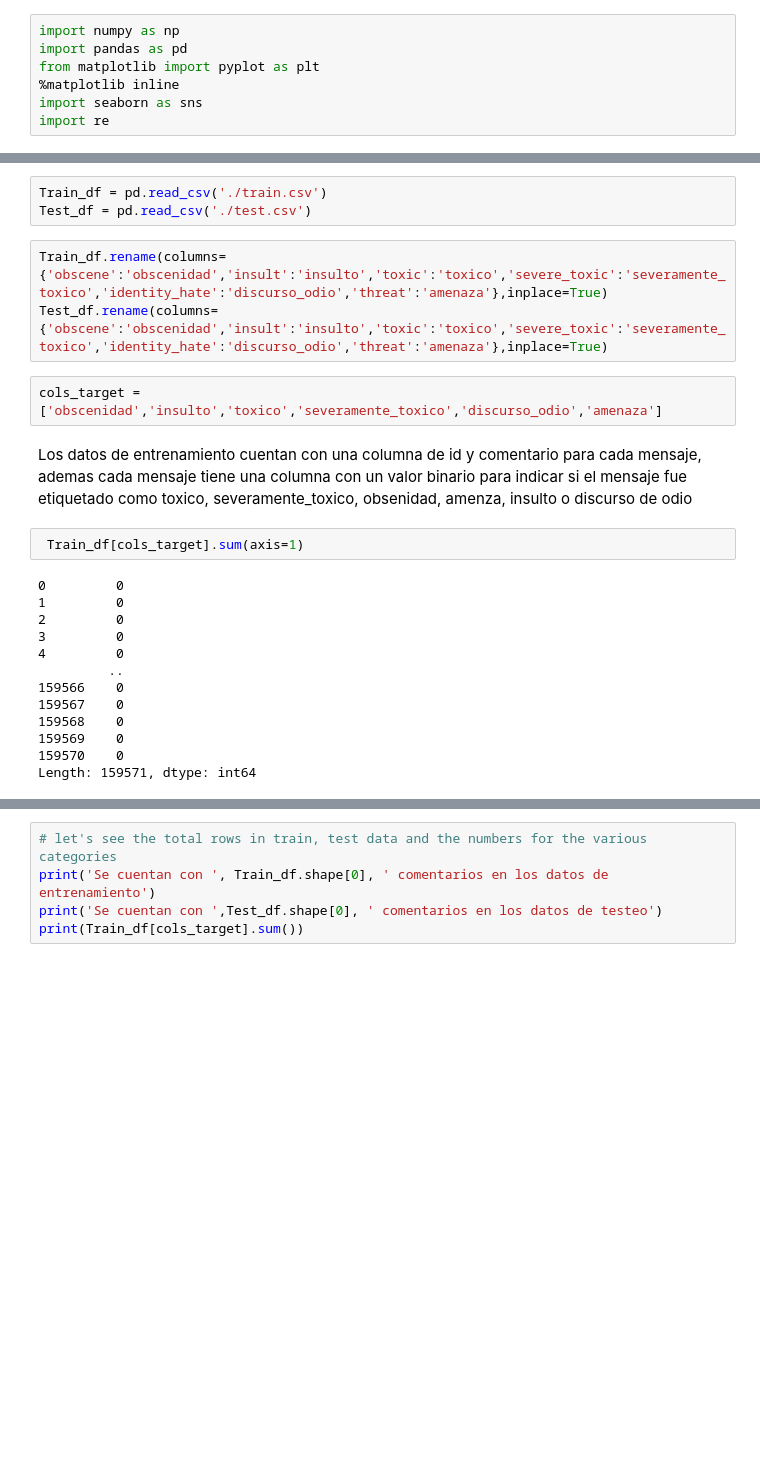
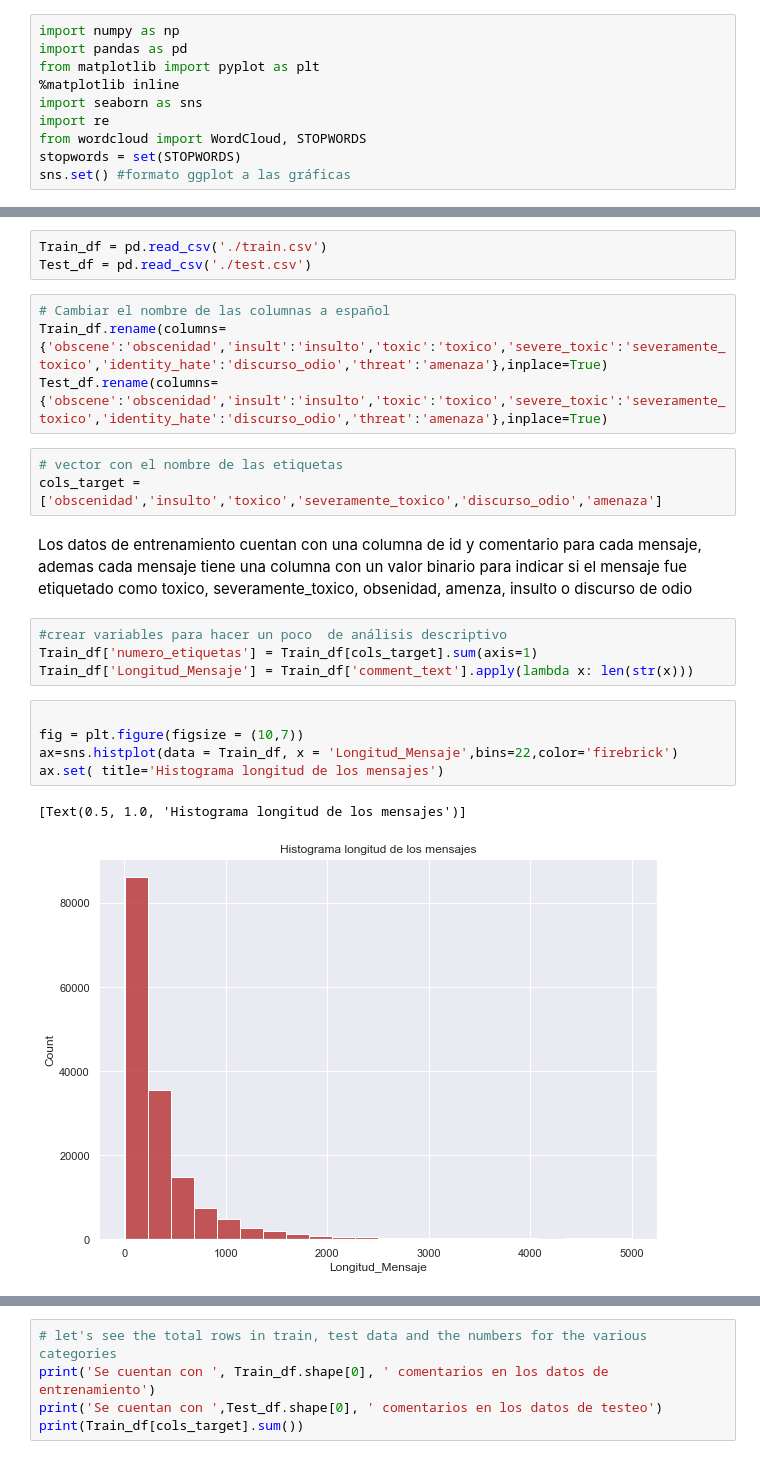
Before and after one commit to luisenerio/ProcesamientoDatosLuisLopezNerio1487280, a Jupyter notebook: Miniproyecto/Miniproyecto.ipynb, the cells around one changed output, grey strips where cells are left out. Saved outputs shown, nothing was run; the diff lists cells and outputs as text; blank space fills up the shorter version.

```diff
--- a/Miniproyecto/Miniproyecto.ipynb
+++ b/Miniproyecto/Miniproyecto.ipynb
@@ -9,30 +9,32 @@ from matplotlib import pyplot as plt
 %matplotlib inline
 import seaborn as sns
 import re
+from wordcloud import WordCloud, STOPWORDS
+stopwords = set(STOPWORDS)
+sns.set() #formato ggplot a las gráficas
 # %% [markdown]
 Lectura de datos
 # %%
 Train_df = pd.read_csv('./train.csv')
 Test_df = pd.read_csv('./test.csv')
 # %%
+# Cambiar el nombre de las columnas a español
 Train_df.rename(columns={'obscene':'obscenidad','insult':'insulto','toxic':'toxico','severe_toxic':'severamente_toxico','identity_hate':'discurso_odio','threat':'amenaza'},inplace=True)
 Test_df.rename(columns={'obscene':'obscenidad','insult':'insulto','toxic':'toxico','severe_toxic':'severamente_toxico','identity_hate':'discurso_odio','threat':'amenaza'},inplace=True)
 # %%
+# vector con el nombre de las etiquetas
 cols_target = ['obscenidad','insulto','toxico','severamente_toxico','discurso_odio','amenaza']
 # %% [markdown]
  Los datos de entrenamiento cuentan con una columna de id y comentario para cada mensaje, ademas cada mensaje tiene una columna con un valor binario para indicar si el mensaje fue etiquetado como toxico, severamente_toxico, obsenidad, amenza, insulto o discurso de odio
-# %%
- Train_df[cols_target].sum(axis=1)
-# %% [output]
-0         0
-1         0
-2         0
-3         0
-4         0
-         ..
-159566    0
-159567    0
-159568    0
-159569    0
-159570    0
-Length: 159571, dtype: int64
+# %%
+#crear variables para hacer un poco  de análisis descriptivo
+Train_df['numero_etiquetas'] = Train_df[cols_target].sum(axis=1)
+Train_df['Longitud_Mensaje'] = Train_df['comment_text'].apply(lambda x: len(str(x)))
+# %%
+
+fig = plt.figure(figsize = (10,7))
+ax=sns.histplot(data = Train_df, x = 'Longitud_Mensaje',bins=22,color='firebrick')
+ax.set( title='Histograma longitud de los mensajes')
+# %% [output]
+[Text(0.5, 1.0, 'Histograma longitud de los mensajes')]
+[figure, added]
```
Also changed, not shown: parts of 10 cells of this notebook.
